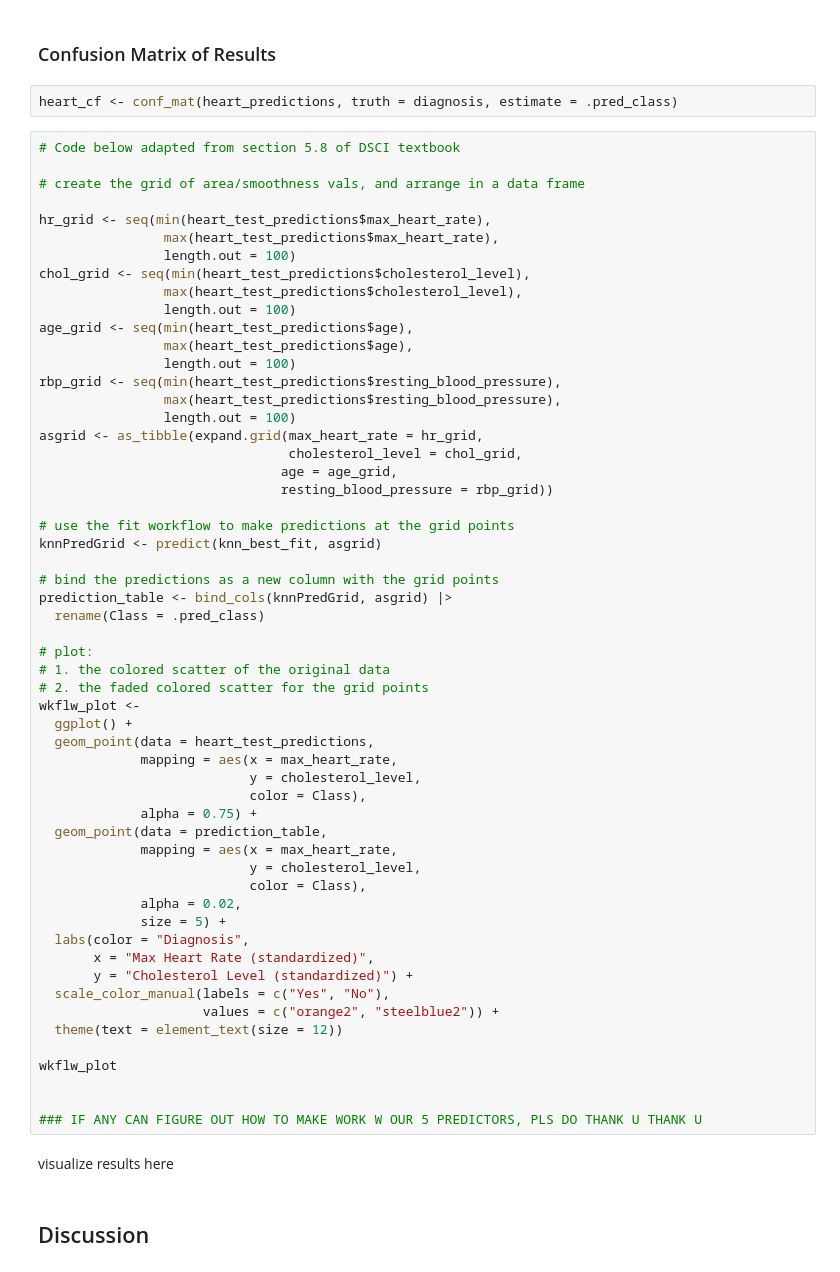
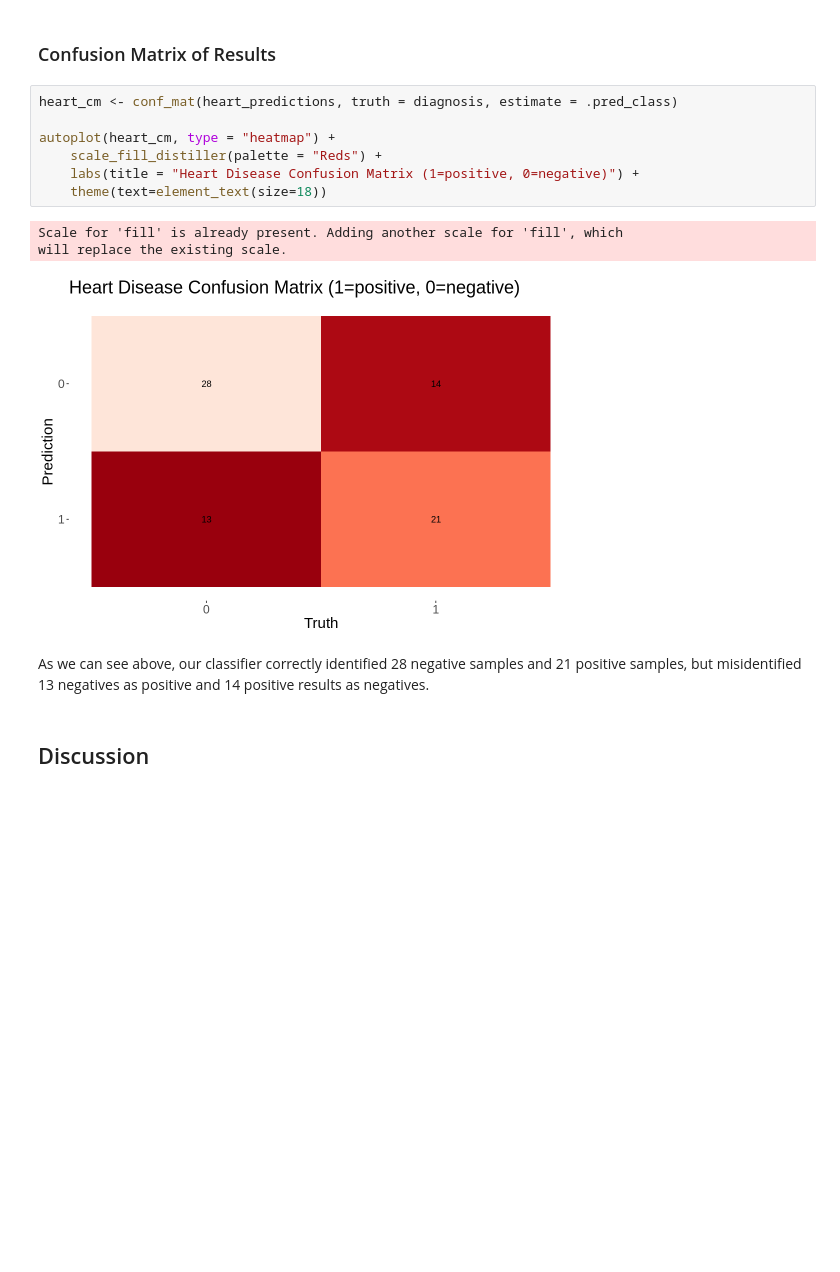
Before and after one commit to wswang98/dsci100-GroupProject, a Jupyter notebook: dsci100-group105-project.ipynb, the cells around one changed output. Cells and saved outputs as stored; diff of their text form; blank space fills up the shorter version.

Commit message:
conf mat :)

```diff
--- a/dsci100-group105-project.ipynb
+++ b/dsci100-group105-project.ipynb
@@ -309,66 +350,18 @@ cholesterol_plot
 # %% [markdown]
 ### Confusion Matrix of Results
 # %%
-heart_cf <- conf_mat(heart_predictions, truth = diagnosis, estimate = .pred_class)
+heart_cm <- conf_mat(heart_predictions, truth = diagnosis, estimate = .pred_class)
+
+autoplot(heart_cm, type = "heatmap") +
+    scale_fill_distiller(palette = "Reds") +
+    labs(title = "Heart Disease Confusion Matrix (1=positive, 0=negative)") +
+    theme(text=element_text(size=18))
+# %% [output]
+Scale for 'fill' is already present. Adding another scale for 'fill', which
+will replace the existing scale.
+[figure, added]
-# %%
-# Code below adapted from section 5.8 of DSCI textbook
-
-# create the grid of area/smoothness vals, and arrange in a data frame
-
-hr_grid <- seq(min(heart_test_predictions$max_heart_rate),
-                max(heart_test_predictions$max_heart_rate),
-                length.out = 100)
-chol_grid <- seq(min(heart_test_predictions$cholesterol_level),
-                max(heart_test_predictions$cholesterol_level),
-                length.out = 100)
-age_grid <- seq(min(heart_test_predictions$age),
-                max(heart_test_predictions$age),
-                length.out = 100)
-rbp_grid <- seq(min(heart_test_predictions$resting_blood_pressure),
-                max(heart_test_predictions$resting_blood_pressure),
-                length.out = 100)
-asgrid <- as_tibble(expand.grid(max_heart_rate = hr_grid,
-                                cholesterol_level = chol_grid,
-                               age = age_grid,
-                               resting_blood_pressure = rbp_grid))
-
-# use the fit workflow to make predictions at the grid points
-knnPredGrid <- predict(knn_best_fit, asgrid)
-
-# bind the predictions as a new column with the grid points
-prediction_table <- bind_cols(knnPredGrid, asgrid) |>
-  rename(Class = .pred_class)
-
-# plot:
-# 1. the colored scatter of the original data
-# 2. the faded colored scatter for the grid points
-wkflw_plot <-
-  ggplot() +
-  geom_point(data = heart_test_predictions,
-             mapping = aes(x = max_heart_rate,
-                           y = cholesterol_level,
-                           color = Class),
-             alpha = 0.75) +
-  geom_point(data = prediction_table,
-             mapping = aes(x = max_heart_rate,
-                           y = cholesterol_level,
-                           color = Class),
-             alpha = 0.02,
-             size = 5) +
-  labs(color = "Diagnosis",
-       x = "Max Heart Rate (standardized)",
-       y = "Cholesterol Level (standardized)") +
-  scale_color_manual(labels = c("Yes", "No"),
-                     values = c("orange2", "steelblue2")) +
-  theme(text = element_text(size = 12))
-
-wkflw_plot
-
-
-### IF ANY CAN FIGURE OUT HOW TO MAKE WORK W OUR 5 PREDICTORS, PLS DO THANK U THANK U
 # %% [markdown]
-
-visualize results here
+As we can see above, our classifier correctly identified 28 negative samples and 21 positive samples, but misidentified 13 negatives as positive and 14 positive results as negatives.
 # %% [markdown]
 ## Discussion
 # %% [markdown]
```
Also changed, not shown: parts of 5 cells of this notebook, 1 other file.
